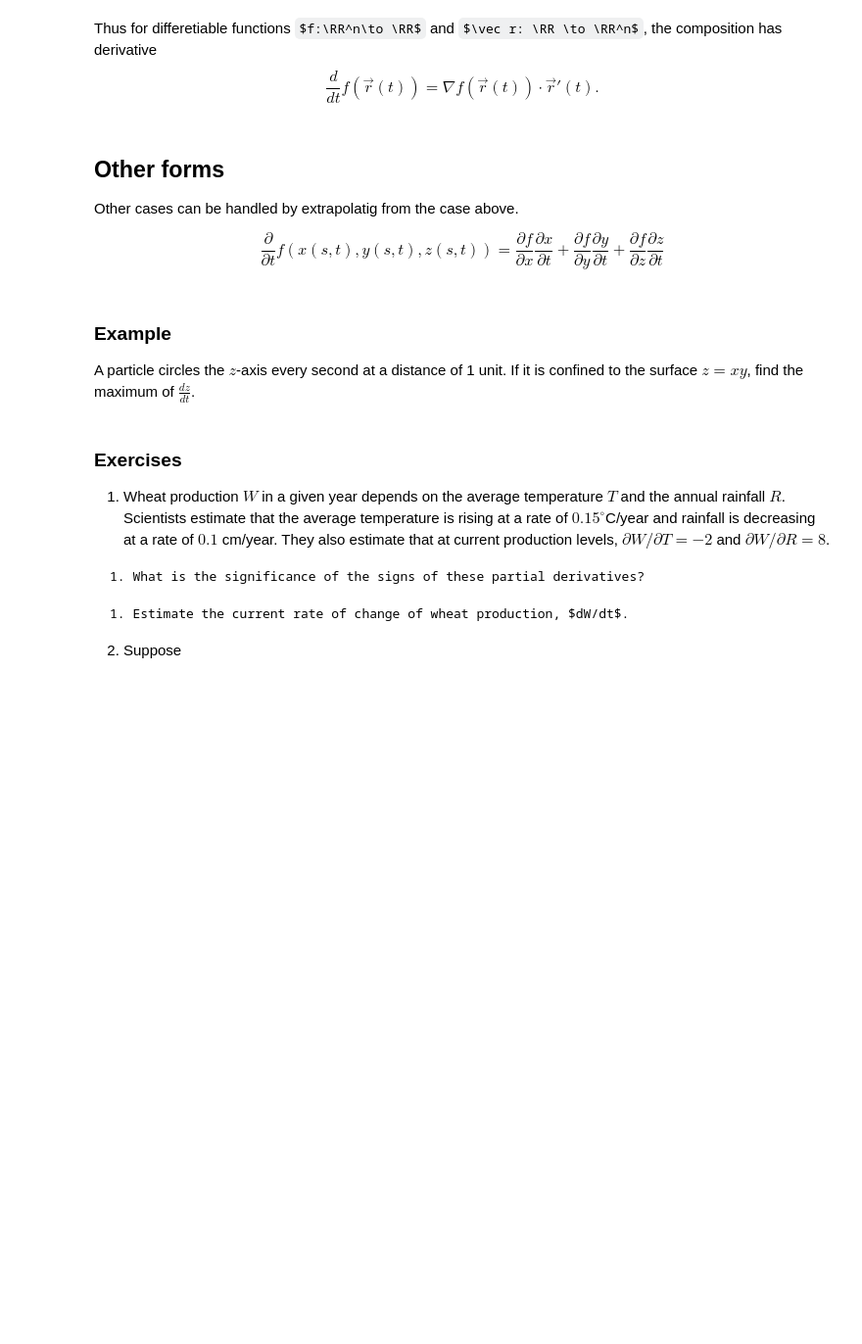
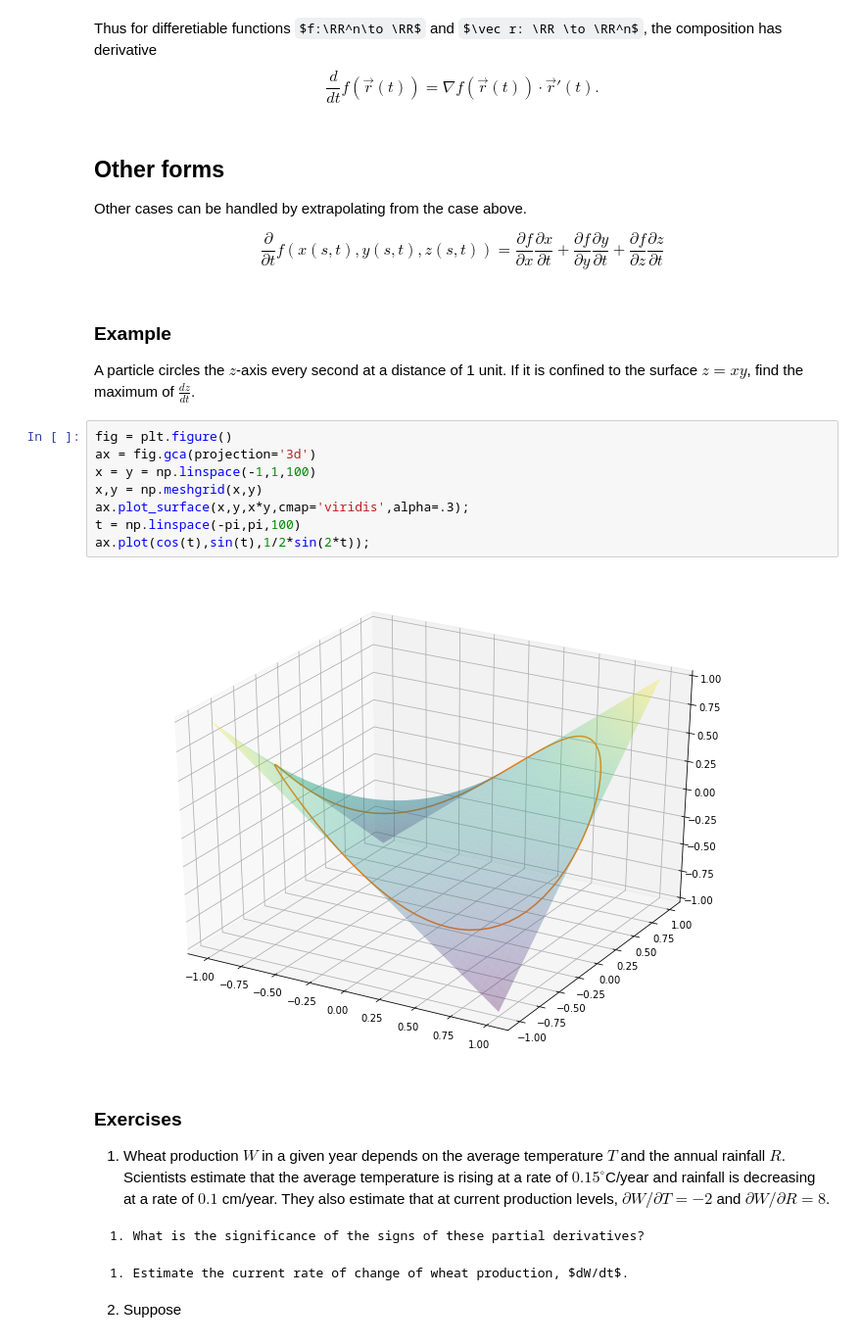
Before and after one commit to drewyoungren/mvc-f19, a Jupyter notebook: slides/mvc-L10.ipynb, the cells around one changed output. Shown at 98% size. Cells and saved outputs as stored; diff of their text form; some formulas as TeX source; blank space fills up the shorter version.

```diff
--- a/slides/mvc-L10.ipynb
+++ b/slides/mvc-L10.ipynb
@@ -154,13 +154,23 @@ Thus for differetiable functions $f:\RR^n\to \RR$ and $\vec r: \RR \to \RR^n$, t
 # %% [markdown]
 ## Other forms
 
-Other cases can be handled by extrapolatig from the case above.
+Other cases can be handled by extrapolating from the case above.
 
 $$\frac{\partial}{\partial t} f(x(s,t),y(s,t),z(s,t)) = \frac{\partial f}{\partial x} \frac{\partial x}{\partial t} + \frac{\partial f}{\partial y}\frac{\partial y}{\partial t} +\frac{\partial f}{\partial z}\frac{\partial z}{\partial t} $$
 # %% [markdown]
 ### Example
 
 A particle circles the $z$-axis every second at a distance of 1 unit. If it is confined to the surface $z=xy$, find the maximum of $\frac{dz}{dt}$.
+# %%
+fig = plt.figure()
+ax = fig.gca(projection='3d')
+x = y = np.linspace(-1,1,100)
+x,y = np.meshgrid(x,y)
+ax.plot_surface(x,y,x*y,cmap='viridis',alpha=.3);
+t = np.linspace(-pi,pi,100)
+ax.plot(cos(t),sin(t),1/2*sin(2*t));
+# %% [output]
+[figure, added]
 # %% [markdown]
 ### Exercises
 
```
Also changed, not shown: parts of 4 cells of this notebook.
